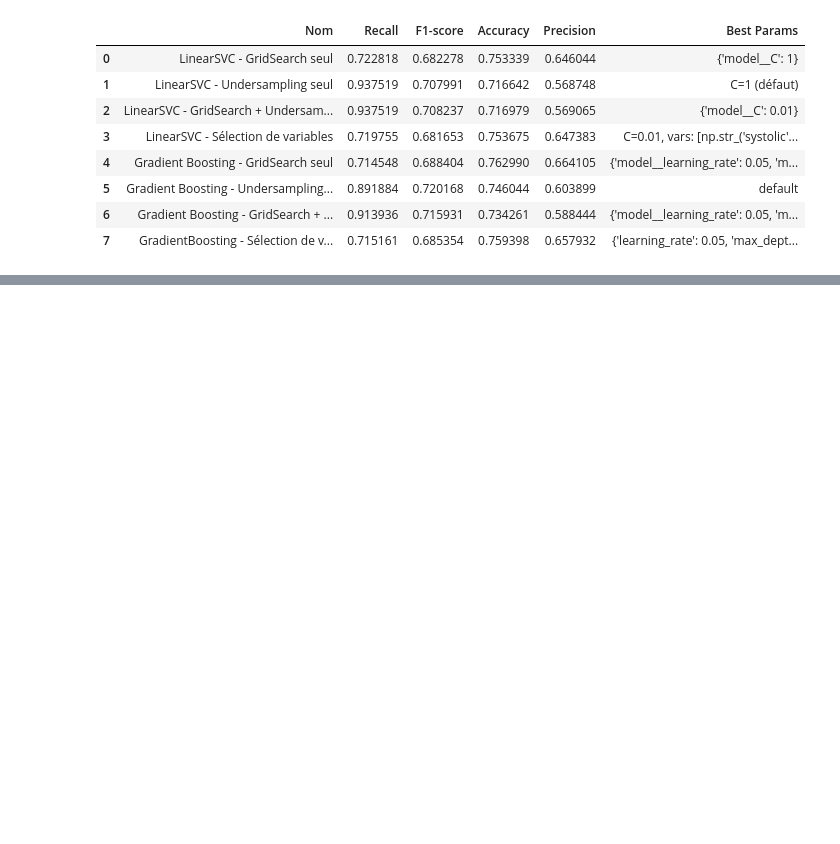
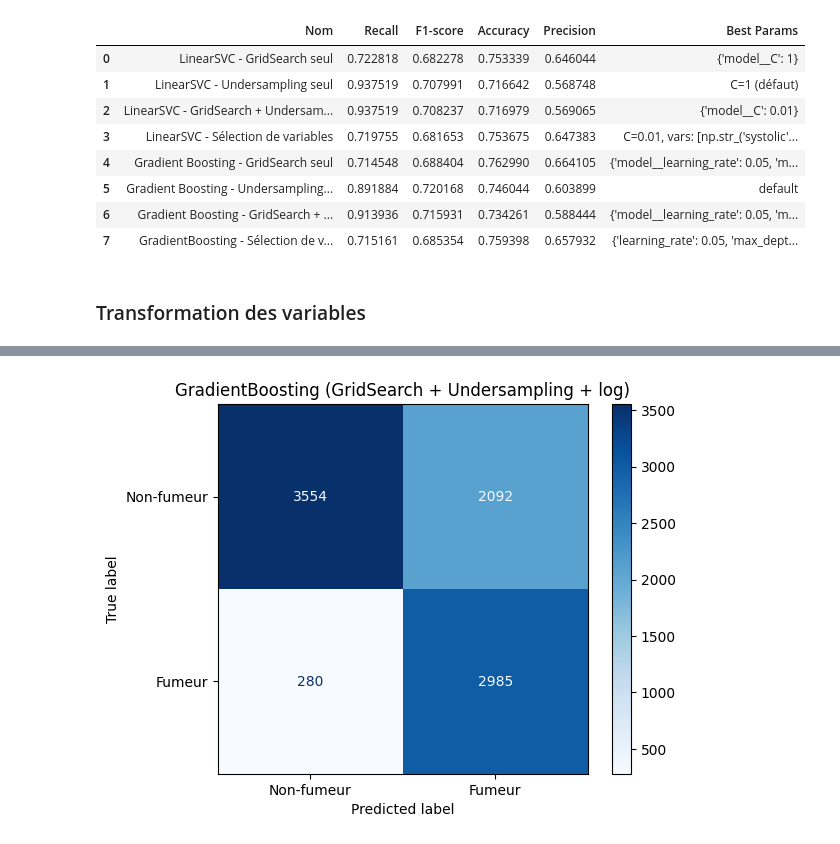
Before and after one commit to isabel6198/svm_tabac, a Jupyter notebook: notebooks/02_models.ipynb, the cells around one changed output, grey strips where cells are left out. Drawn from its saved outputs; the diff is of its cells as text; code cells hidden in the pictures; blank space fills up the shorter version.

Commit message:
notebook 02_models avec optimisation et transformation des variables

```diff
--- a/notebooks/02_models.ipynb
+++ b/notebooks/02_models.ipynb
@@ -945,3 +945,78 @@ Comparatif des optimisations pour LinearSVC et Gradient Boosting  :
 | 5 | Gradient Boosting - Undersampling... | 0.891884 | 0.720168 | 0.746044 | 0.603899 | default |
 | 6 | Gradient Boosting - GridSearch + ... | 0.913936 | 0.715931 | 0.734261 | 0.588444 | {'model__learning_rate': 0.05, 'm... |
 | 7 | GradientBoosting - Sélection de v... | 0.715161 | 0.685354 | 0.759398 | 0.657932 | {'learning_rate': 0.05, 'max_dept... |
+# %% [markdown]
+###  Transformation des variables
+# %%
+
+# Sélection de variables à transformer en log
+log_vars = [
+    'ALT', 'AST', 'LDL', 'serum_creatinine',
+    'fasting_blood_sugar', 'HDL', 'triglyceride'
+]
+# Création de variables transformées
+X_trans = df.copy()
+for col in log_vars:
+    X_trans[f"log1p_{col}"] = np.log1p(X_trans[col])
+
+# Ajout des nouvelles variables aux colonnes numériques
+num_cols_extended = num_cols + [f"log1p_{col}" for col in log_vars]
+
+#  retirer les variables originales log-transformées si redondantes
+num_cols_extended = [col for col in num_cols_extended if col not in log_vars]
+
+#  Séparation
+X = X_trans[num_cols_extended + bool_cols + ordinal_col].copy()
+y = df["smoking"].copy()
+
+X_train, X_test, y_train, y_test = train_test_split(X, y, test_size=0.2, random_state=42)
+
+#  Winsorisation
+for col in columns_to_winsorize:
+    if col in X_train.columns:
+        X_train[col], X_test[col] = winsorize_data(X_train, X_test, feature=col)
+
+# Undersampling
+rus = RandomUnderSampler(random_state=42)
+X_resampled, y_resampled = rus.fit_resample(X_train, y_train)
+
+# Preprocessor
+preprocessor = ColumnTransformer([
+    ('num', StandardScaler(), [col for col in num_cols_extended if col in X_train.columns]),
+    ('ord', OrdinalEncoder(), ordinal_col),
+    ('bool', 'passthrough', bool_cols)
+])
+
+# Pipeline & GridSearch
+pipeline = Pipeline([
+    ('preprocessing', preprocessor),
+    ('model', GradientBoostingClassifier(random_state=42))
+])
+
+param_grid = {
+    'model__n_estimators': [100, 200],
+    'model__learning_rate': [0.05, 0.1],
+    'model__max_depth': [3, 4]
+}
+
+grid = GridSearchCV(pipeline, param_grid, scoring='recall', cv=5, n_jobs=-1, verbose=1)
+grid.fit(X_resampled, y_resampled)
+
+y_pred = grid.best_estimator_.predict(X_test)
+
+# Évaluation
+print("\n Résultats avec transformation log :")
+print("Recall     :", recall_score(y_test, y_pred))
+print("F1-score   :", f1_score(y_test, y_pred))
+print("Accuracy   :", accuracy_score(y_test, y_pred))
+print("Precision  :", precision_score(y_test, y_pred))
+print("Best Params:", grid.best_params_)
+print("Matrice de confusion :\n", confusion_matrix(y_test, y_pred))
+
+ConfusionMatrixDisplay.from_predictions(
+    y_test, y_pred,
+    display_labels=["Non-fumeur", "Fumeur"], cmap="Blues"
+)
+plt.title("GradientBoosting (GridSearch + Undersampling + log)")
+plt.show()
+# %% [output]
@@ -947,0 +1034 @@ Comparatif des optimisations pour LinearSVC et Gradient Boosting  :
+[figure, added]
```
Also changed, not shown: parts of 1 cell of this notebook.
